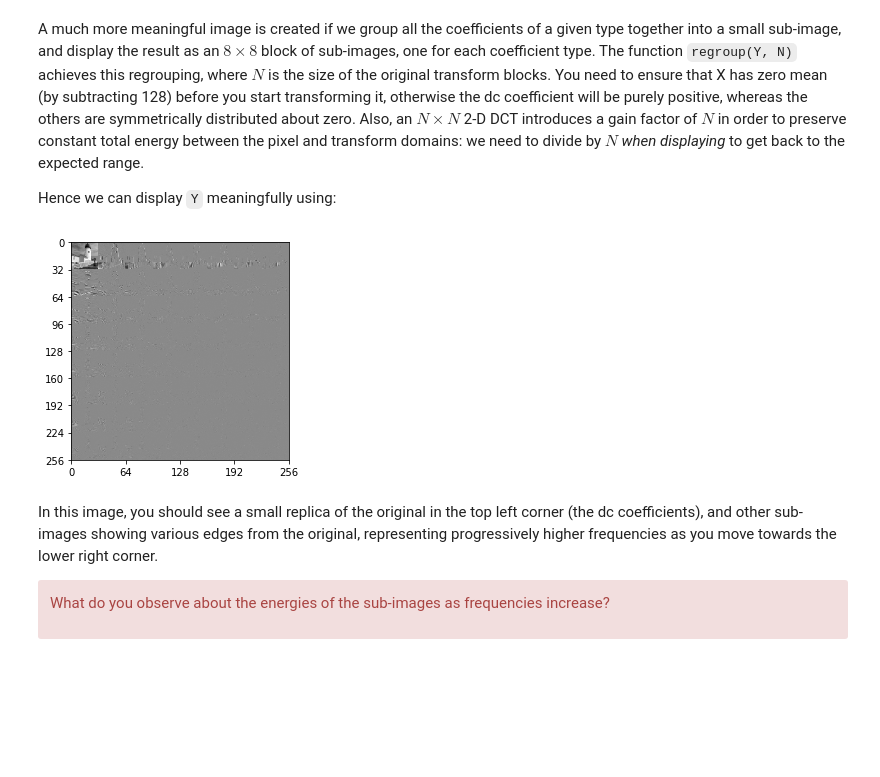
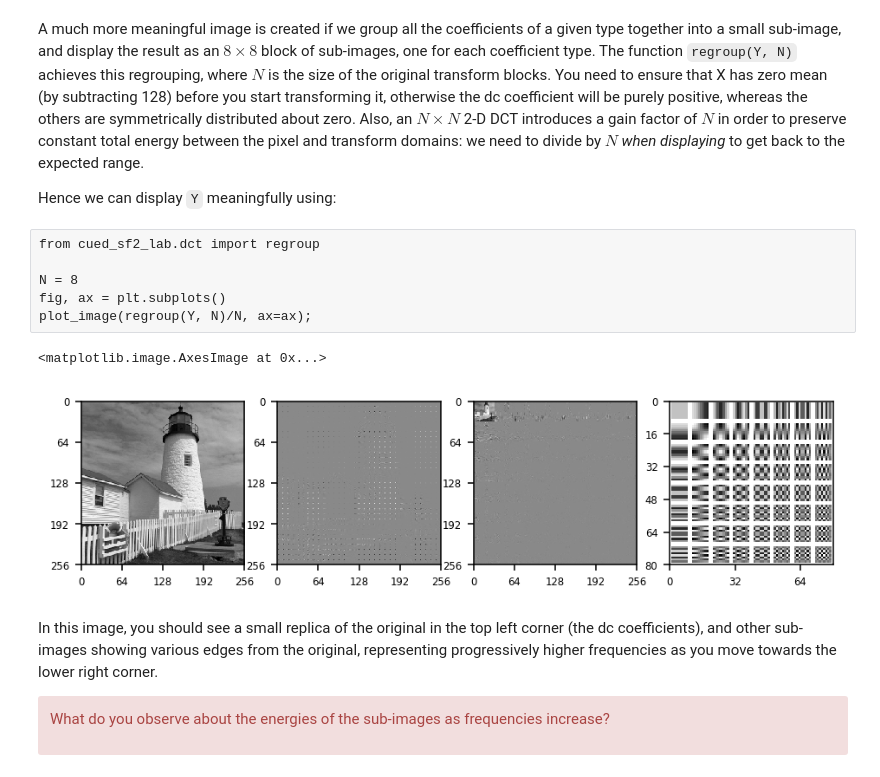
Before and after one commit to barkermrl/ImageProcessing, a Jupyter notebook: 7-the-discrete-cosine-transform.ipynb, the cells around one changed output. Cells and saved outputs as stored; diff of their text form; code cells hidden in the pictures; blank space fills up the shorter version.

```diff
--- a/7-the-discrete-cosine-transform.ipynb
+++ b/7-the-discrete-cosine-transform.ipynb
@@ -181,14 +187,23 @@ preserve constant total energy between the pixel and transform
 domains: we need to divide by $N$ *when displaying* to get back to the expected range.
 
 Hence we can display `Y` meaningfully using:
-# %%
-from cued_sf2_lab.dct import regroup
-
-N = 8
-fig, ax = plt.subplots()
-plot_image(regroup(Y, N)/N, ax=ax);
-# %% [output]
-[figure, removed]
+# %% [raw]
+from cued_sf2_lab.dct import regroup
+
+N = 8
+fig, ax = plt.subplots()
+plot_image(regroup(Y, N)/N, ax=ax);
+# %%
+plt.rcParams.update({'font.size': 6})
+fig, axs = plt.subplots(ncols=4,)
+
+plot_image(X, ax=axs[0])
+plot_image(Y, ax=axs[1])
+plot_image(regroup(Y, N)/N, ax=axs[2])
+plot_image(255*bases_flat@bases_flat.T, ax=axs[3])
+# %% [output]
+<matplotlib.image.AxesImage at 0x...>
+[figure, added]
 # %% [markdown]
 In this image, you should see a small replica of the original in the top left
 corner (the dc coefficients), and other sub-images showing various edges from
```
Also changed, not shown: parts of 14 cells of this notebook, 3 other files.
